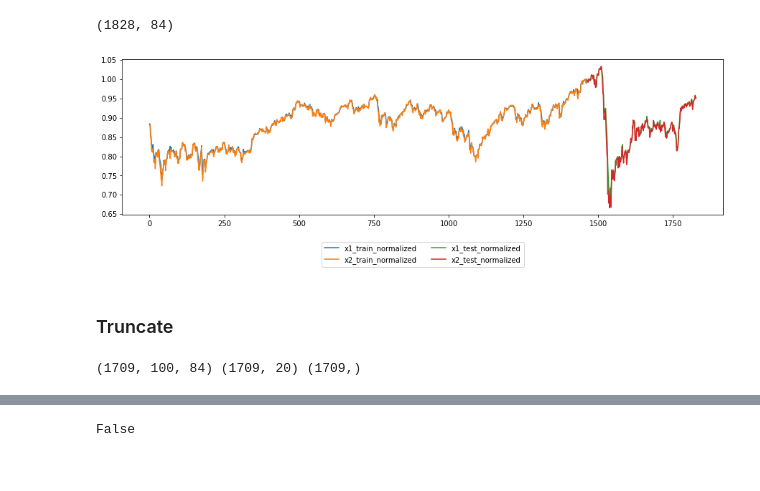
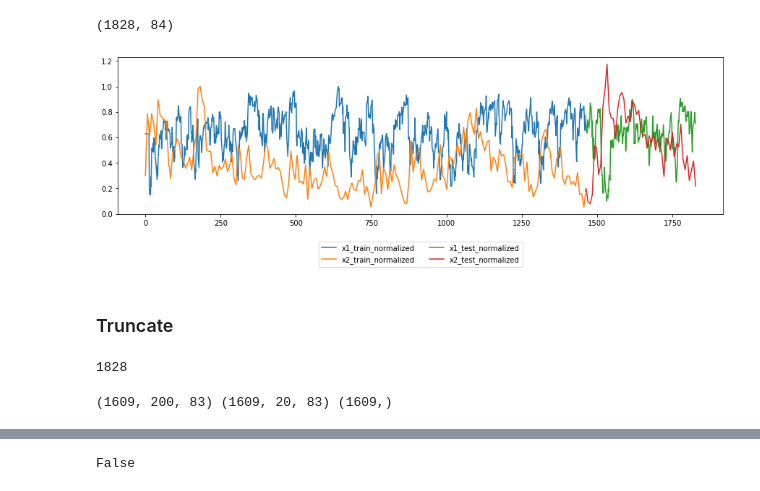
Before and after one commit to jerinka/Forecasting, a Jupyter notebook: Forecasting_DataPreprocessing.ipynb, the cells around one changed output, grey strips where cells are left out. Drawn from its saved outputs; the diff is of its cells as text; code cells hidden in the pictures.

```diff
--- a/Forecasting_DataPreprocessing.ipynb
+++ b/Forecasting_DataPreprocessing.ipynb
@@ -175,14 +175,18 @@ x_normalize.shape
 (1828, 84)
 # %%
 plt.figure(figsize=(15, 4))
-plt.plot(range(train_len), x_normalize[:train_len, 0], label='x1_train_normalized')
-plt.plot(range(train_len), x_normalize[:train_len, 1], label='x2_train_normalized')
-plt.plot(range(train_len, len(x_normalize)), x_normalize[train_len:, 0], label='x1_test_normalized')
-plt.plot(range(train_len, len(x_normalize)), x_normalize[train_len:, 1], label='x2_test_normalized')
+plt.plot(range(train_len), x_normalize[:train_len, 5], label='x1_train_normalized')
+plt.plot(range(train_len), x_normalize[:train_len, 81], label='x2_train_normalized')
+plt.plot(range(train_len, len(x_normalize)), x_normalize[train_len:, 5], label='x1_test_normalized')
+plt.plot(range(train_len, len(x_normalize)), x_normalize[train_len:, 81], label='x2_test_normalized')
 plt.legend(loc='upper center', bbox_to_anchor=(0.5, -0.15), fancybox=True, shadow=False, ncol=2)
 plt.show()
 # %% [output]
-[figure, old version]
+[figure, new version]
 # %% [markdown]
 ### Truncate
+# %%
+print(x_normalize.shape[0])
+# %% [output]
+1828
 # %%
@@ -194,10 +198,11 @@ def truncate(x, feature_cols=range(x_normalize.shape[1]), target_cols=82, label_
         lbl.append(x[i+train_len, label_col])
     return np.array(in_), np.array(out_), np.array(lbl)
 # %%
-X_in, X_out, lbl = truncate(x_normalize)
+X_in, X_out, lbl = truncate(x_normalize, feature_cols=range(83), target_cols=range(83),
+                            label_col=83, train_len=200, test_len=20)
 print(X_in.shape, X_out.shape, lbl.shape)
 # %% [output]
-(1709, 100, 84) (1709, 20) (1709,)
+(1609, 200, 83) (1609, 20, 83) (1609,)
 # %%
 X_input_train = X_in[np.where(lbl==1)]
 X_output_train = X_out[np.where(lbl==1)]
```
Also changed, not shown: parts of 3 cells of this notebook, 3 other files.
